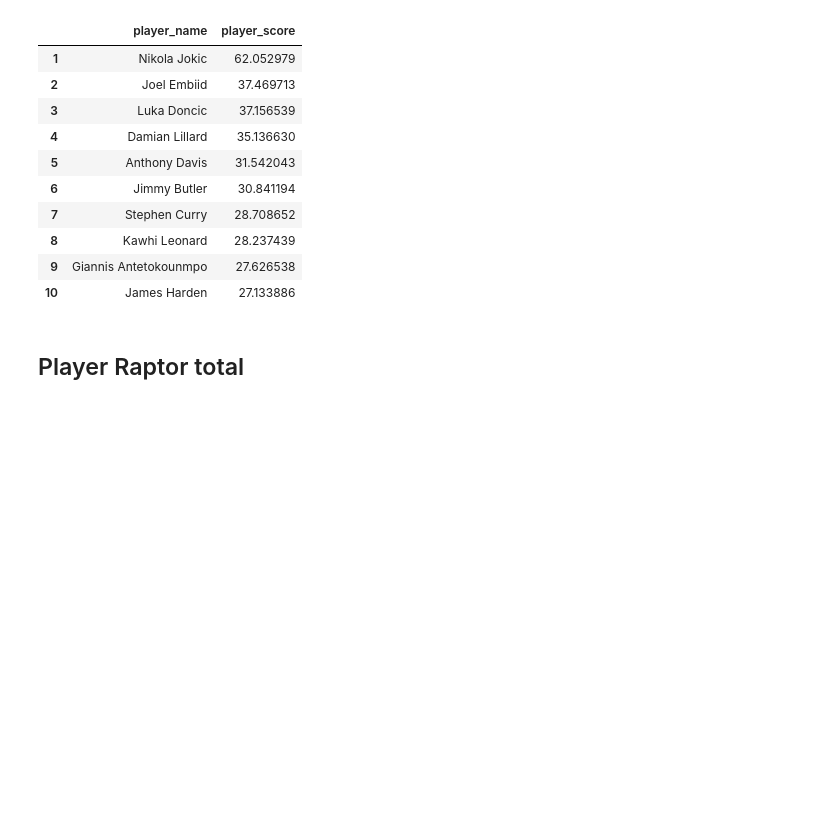
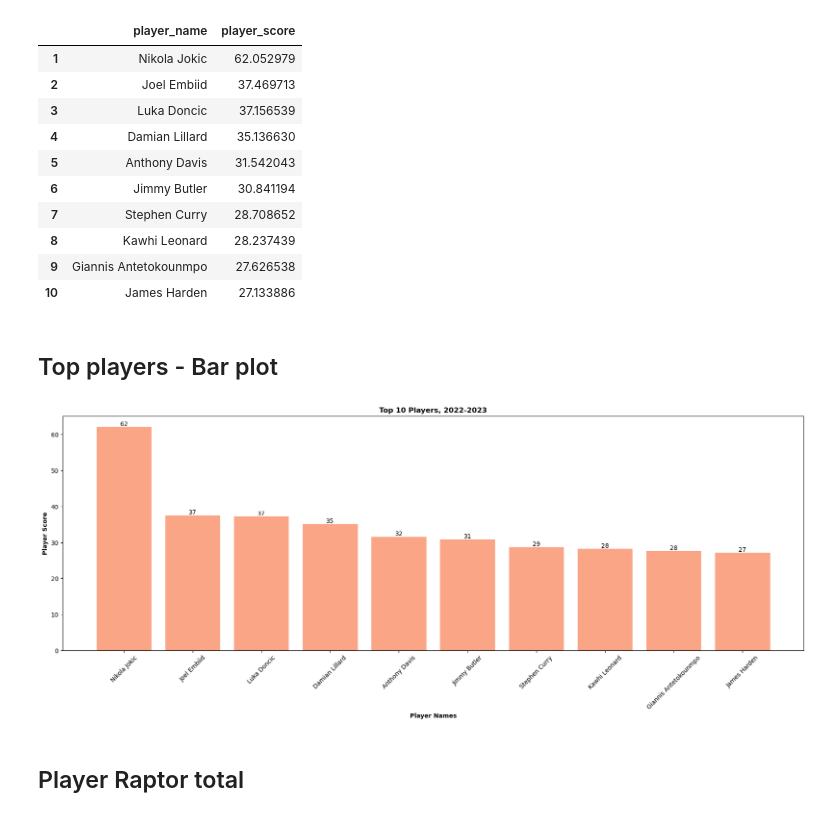
Before and after one commit to UzmaSayyeda/Project01, a Jupyter notebook: Top players_teams - Group 1 project.ipynb, the cells around one changed output. Cells and saved outputs as stored; diff of their text form; code cells hidden in the pictures; blank space fills up the shorter version.

```diff
--- a/Top players_teams - Group 1 project.ipynb
+++ b/Top players_teams - Group 1 project.ipynb
@@ -55,0 +84,13 @@ clean_df_2023.describe()
+# %%
+# bar plot
+
+def bar_plot(x_axis, y_axis, ylabel, title, size):
+    fig, ax = plt.subplots(figsize=(size))
+    bar_container= ax.bar(x_axis, y_axis, alpha=0.5, color="#F94C10")
+    ax.bar_label(bar_container, fmt='{:,.0f}')
+    plt.xlabel("Player Names", weight="bold")
+    plt.ylabel(ylabel, weight="bold")
+    plt.title(f"Top 10 {title}", weight="bold")
+    plt.xticks(rotation=45)
+
+    plt.show()
@@ -98,6 +141,15 @@ top_players
 | 8 | Kawhi Leonard | 28.237439 |
 | 9 | Giannis Antetokounmpo | 27.626538 |
 | 10 | James Harden | 27.133886 |
+# %% [markdown]
+## Top players - Bar plot
+# %%
+player_score = top_players["player_score"]
+player_names = top_players["player_name"]
+
+bar_plot(player_names, player_score, "Player Score", "Players, 2022-2023", (22,7))
+# %% [output]
+[figure, added]
 # %% [markdown]
 ## Player Raptor total
 # %%
```
Also changed, not shown: parts of 6 cells of this notebook.
